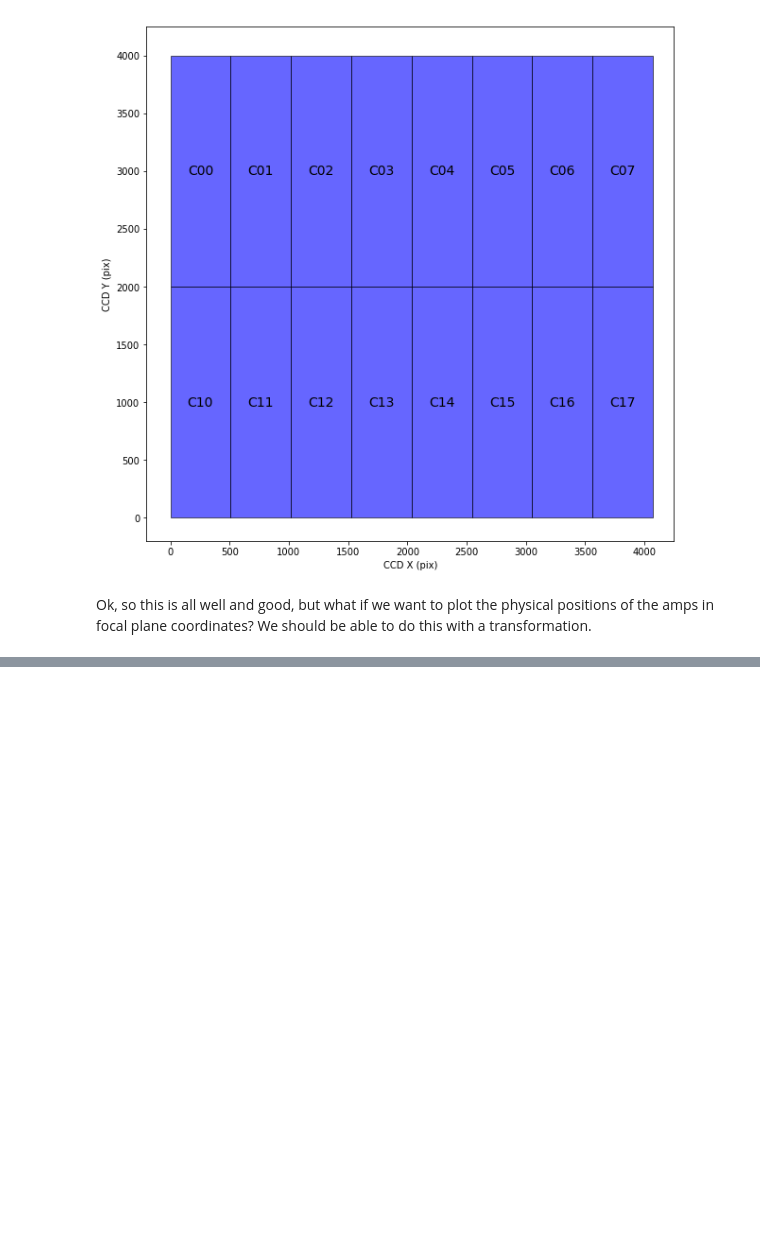
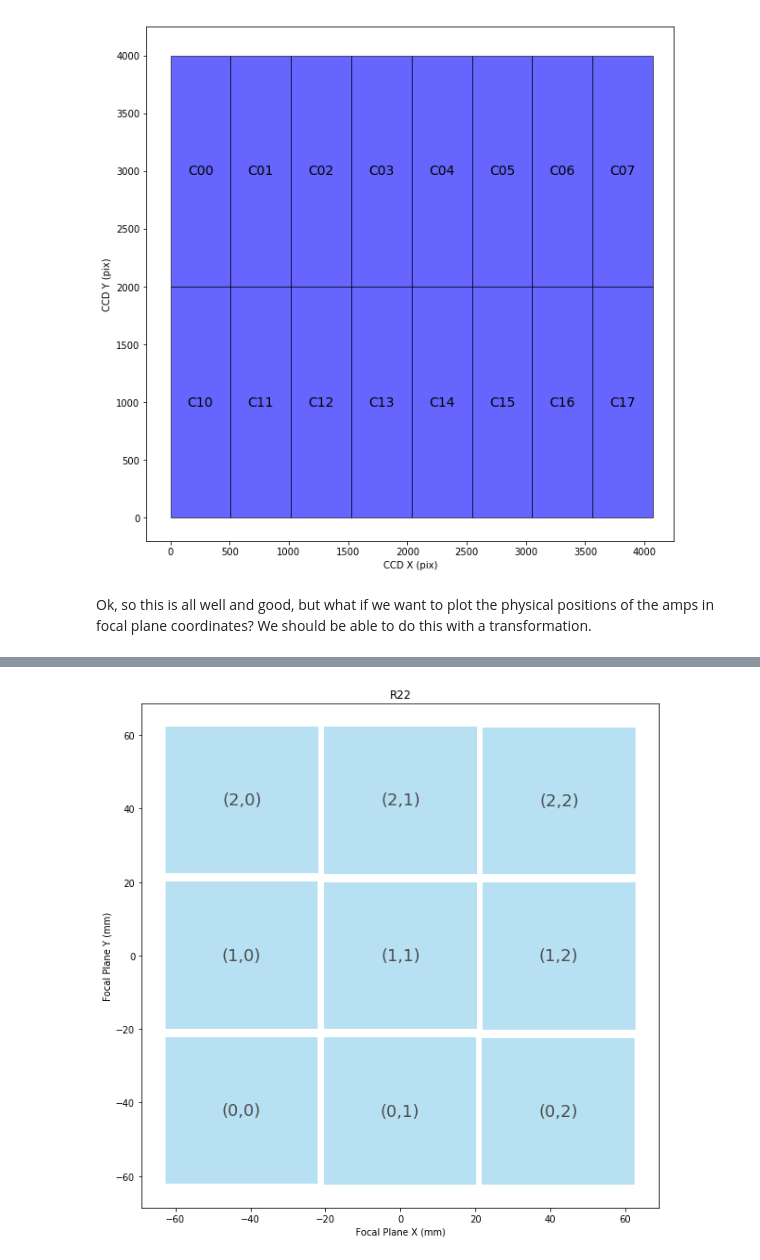
Before and after one commit to LSSTScienceCollaborations/StackClub, a Jupyter notebook: Visualization/LsstCameraGeometry.ipynb, the cells around one changed output, grey strips where cells are left out. Drawn from its saved outputs; the diff is of its cells as text; code cells hidden in the pictures; blank space fills up the shorter version.

```diff
--- a/Visualization/LsstCameraGeometry.ipynb
+++ b/Visualization/LsstCameraGeometry.ipynb
@@ -325,0 +183,40 @@ fp mm: [Point2D(-15.255, -0.015), Point2D(-20.335, -0.015), Point2D(-20.335, -20
+# %%
+def plotFancyRaft(camera, raftName='R22', figsize=(10.,10.)):
+    colorMap = {0: 'skyblue', 1: 'y', 2: 'g', 3: 'r'}
+    transform = LsstCameraTransforms(camera)
+
+    plt.figure(figsize=figsize)
+    ax = plt.gca()
+
+    patches, colors = [],[]
+    xvals, yvals = [],[]
+    for det in camera:
+        if not det.getName().startswith(raftName): continue
+        corners = [(c.getX(), c.getY()) for c in det.getCorners(FOCAL_PLANE)]
+        for corner in corners:
+            xvals.append(corner[0])
+            yvals.append(corner[1])
+        colors.append(colorMap[det.getType()])
+        patches.append(Polygon(corners, True))
+        center = det.getOrientation().getFpPosition()
+        name = det.getName()
+
+        # Label central raft
+        text = '(%s,%s)'%tuple(name.split('_')[1].strip('S'))
+        ax.text(center.getX(), center.getY(), text, color='0.3',
+                ha='center', va='center',size=18)
+
+    patchCollection = PatchCollection(patches, alpha=0.6, facecolor=colors)
+    ax.add_collection(patchCollection)
+
+    ax.set_xlim(min(xvals) - abs(0.1*min(xvals)),
+                max(xvals) + abs(0.1*max(xvals)))
+    ax.set_ylim(min(yvals) - abs(0.1*min(yvals)),
+                max(yvals) + abs(0.1*max(yvals)))
+    ax.set_xlabel('Focal Plane X (mm)')
+    ax.set_ylabel('Focal Plane Y (mm)')
+    ax.set_title(raftName)
+
+plotFancyRaft(camera)
+# %% [output]
+[figure, added]
```
Also changed, not shown: parts of 16 cells of this notebook.
